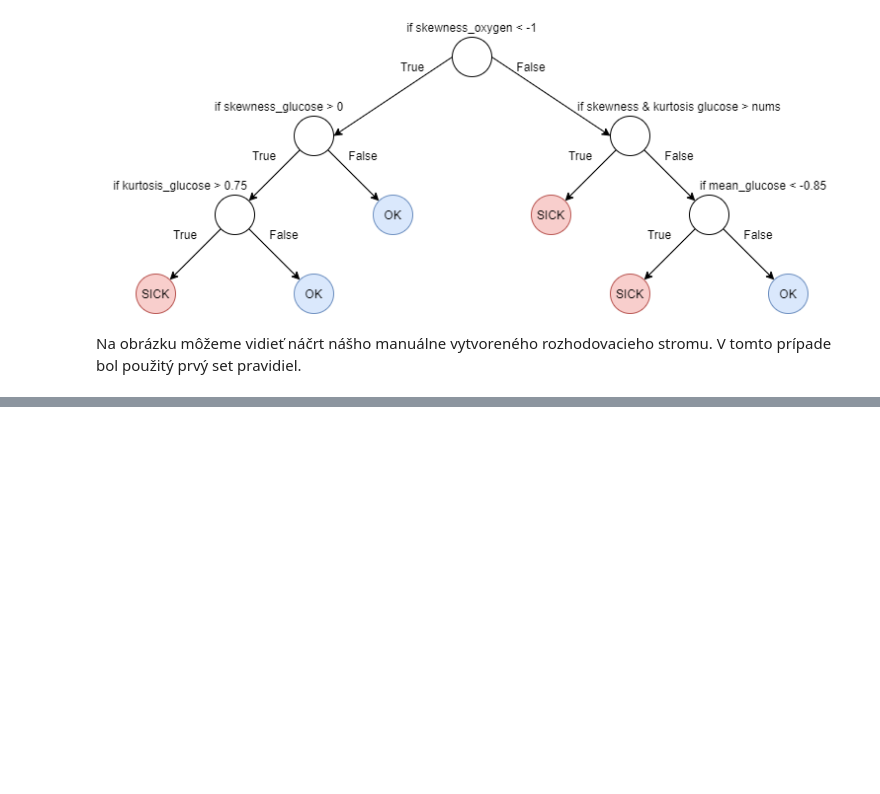
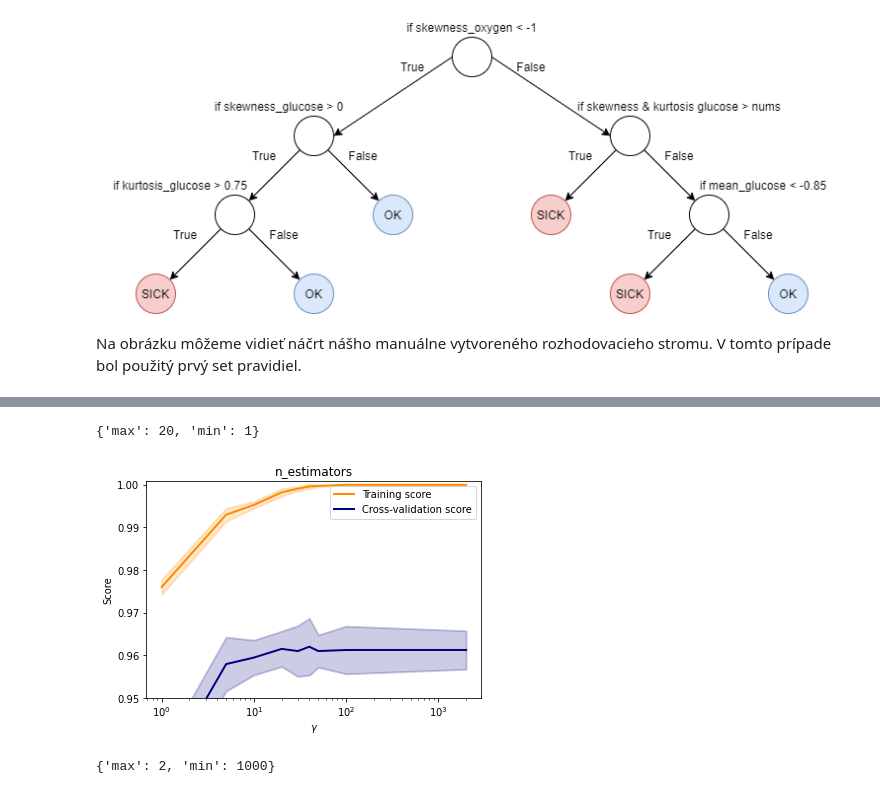
Before and after one commit to xsipka/FIIT_IAU_Projekt, a Jupyter notebook: phase_3.ipynb, the cells around one changed output, grey strips where cells are left out. Saved outputs shown, nothing was run; the diff lists cells and outputs as text; code cells hidden in the pictures; blank space fills up the shorter version.

```diff
--- a/phase_3.ipynb
+++ b/phase_3.ipynb
@@ -420,0 +575,65 @@ pravidiel.
+# %%
+param_range =   [1,5,10,20,30,40,50,100,2000] #[100, 300, 500, 750, 800, 1200]
+
+
+train_scores, test_scores = validation_curve(RandomForestClassifier(),
+                                             X = x_train,
+                                             y = y_train,
+                                             param_name = 'n_estimators',
+                                             param_range = param_range,
+                                             scoring="accuracy",
+                                             cv = 3
+                                            )
+train_scores_mean = np.mean(train_scores, axis=1)
+train_scores_std = np.std(train_scores, axis=1)
+test_scores_mean = np.mean(test_scores, axis=1)
+test_scores_std = np.std(test_scores, axis=1)
+
+# print(train_scores)
+# print(test_scores)
+
+mid_values = [row[1] for row in test_scores]
+
+# Zistenie Max a Min values pre testovanie vysledkov cross-validovania
+N_ESTIMATORS = {
+    'max': param_range[mid_values.index(max(mid_values))],
+    'min': param_range[mid_values.index(min(mid_values))]
+}
+
+print(N_ESTIMATORS)
+# %% [output]
+{'max': 20, 'min': 1}
+# %%
+plot_valid_curve(param_range, train_scores_mean, train_scores_std, test_scores_mean, test_scores_std,"n_estimators")
+# %% [output]
+[figure, added]
+# %%
+param_range =  [2,5,10,20,30,40,50,100,1000]  #[100, 300, 500, 750, 800, 1200]
+
+
+train_scores, test_scores = validation_curve(RandomForestClassifier(),
+                                             X = x_train,
+                                             y = y_train,
+                                             param_name = 'min_samples_split',
+                                             param_range = param_range,
+                                             scoring="accuracy",
+                                             cv = 3
+                                            )
+train_scores_mean = np.mean(train_scores, axis=1)
+train_scores_std = np.std(train_scores, axis=1)
+test_scores_mean = np.mean(test_scores, axis=1)
+test_scores_std = np.std(test_scores, axis=1)
+
+# print(train_scores)
+# print(test_scores)
+mid_values = [row[1] for row in test_scores]
+
+# Zistenie Max a Min values pre testovanie vysledkov cross-validovania
+MIN_SAMPLES_SPLIT = {
+    'max': param_range[mid_values.index(max(mid_values))],
+    'min': param_range[mid_values.index(min(mid_values))]
+}
+
+print(MIN_SAMPLES_SPLIT)
+# %% [output]
+{'max': 2, 'min': 1000}
```
Also changed, not shown: parts of 35 cells of this notebook, 2 other files.
